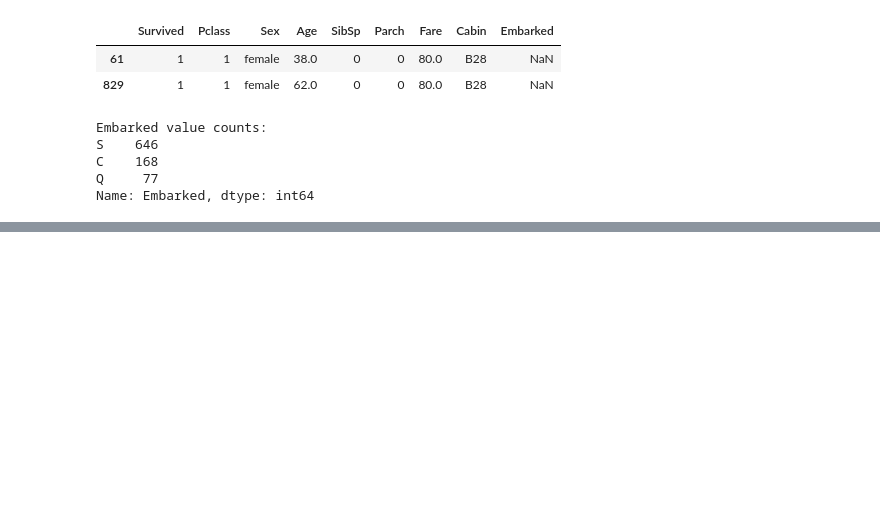
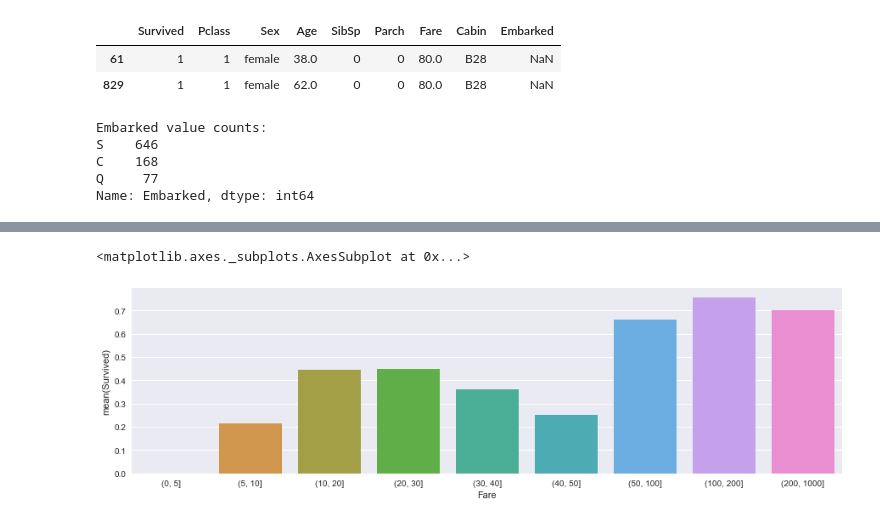
Before and after one commit to coder-ss/ml-learn, a Jupyter notebook: kaggle/Titanic/omarelgabry.ipynb, the cells around one changed output, grey strips where cells are left out. Cells and saved outputs as stored; diff of their text form; code cells hidden in the pictures; blank space fills up the shorter version.

```diff
--- a/kaggle/Titanic/omarelgabry.ipynb
+++ b/kaggle/Titanic/omarelgabry.ipynb
@@ -86,0 +175,8 @@ plt.show()
+# %%
+fare_section = train_df.groupby(pd.cut(train_df['Fare'], [0, 5, 10, 20, 30, 40, 50, 100, 200, 1000])).\
+agg({'Survived': 'mean', 'Fare': 'mean', 'Age': 'size'})
+
+fare_section.rename(index=str, columns={'Age': 'Count'}, inplace=True)
+# del(fare_section.index.name)
+
+display(fare_section)
@@ -86,0 +195,7 @@ plt.show()
+# %%
+plt.figure(figsize=(15, 4))
+
+sns.barplot(x=fare_section.index, y='Survived', data=fare_section)
+# %% [output]
+<matplotlib.axes._subplots.AxesSubplot at 0x...>
+[figure, added]
```
Also changed, not shown: parts of 14 cells of this notebook.
